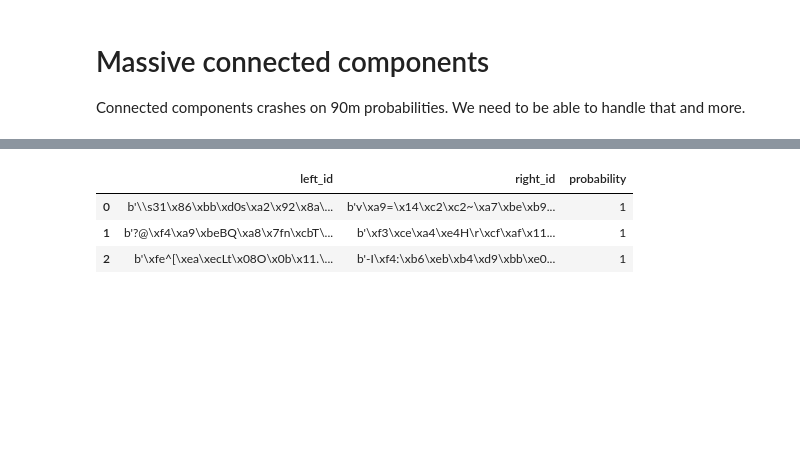
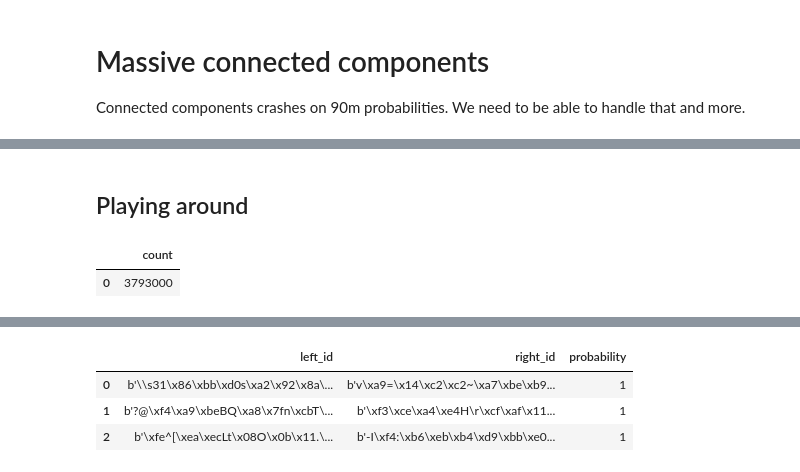
Before and after one commit to will-langdale/matchbox, a Jupyter notebook: notebooks/engineering/WL_CC.ipynb, the cells around one changed output, grey strips where cells are left out. Cells and saved outputs as stored; diff of their text form; code cells hidden in the pictures; blank space fills up the shorter version.

```diff
--- a/notebooks/engineering/WL_CC.ipynb
+++ b/notebooks/engineering/WL_CC.ipynb
@@ -25,0 +158,9 @@ ignoring unparsable config /home/jovyan/company-matching/pyproject.toml
+# %% [markdown]
+## Playing around
+# %%
+from dwutils import db
+
+db.query(f"select count(*) from {_SOURCE};")
+# %% [output]
+|  | count |
+| 0 | 3793000 |
```
Also changed, not shown: parts of 18 cells of this notebook, 5 other files.
